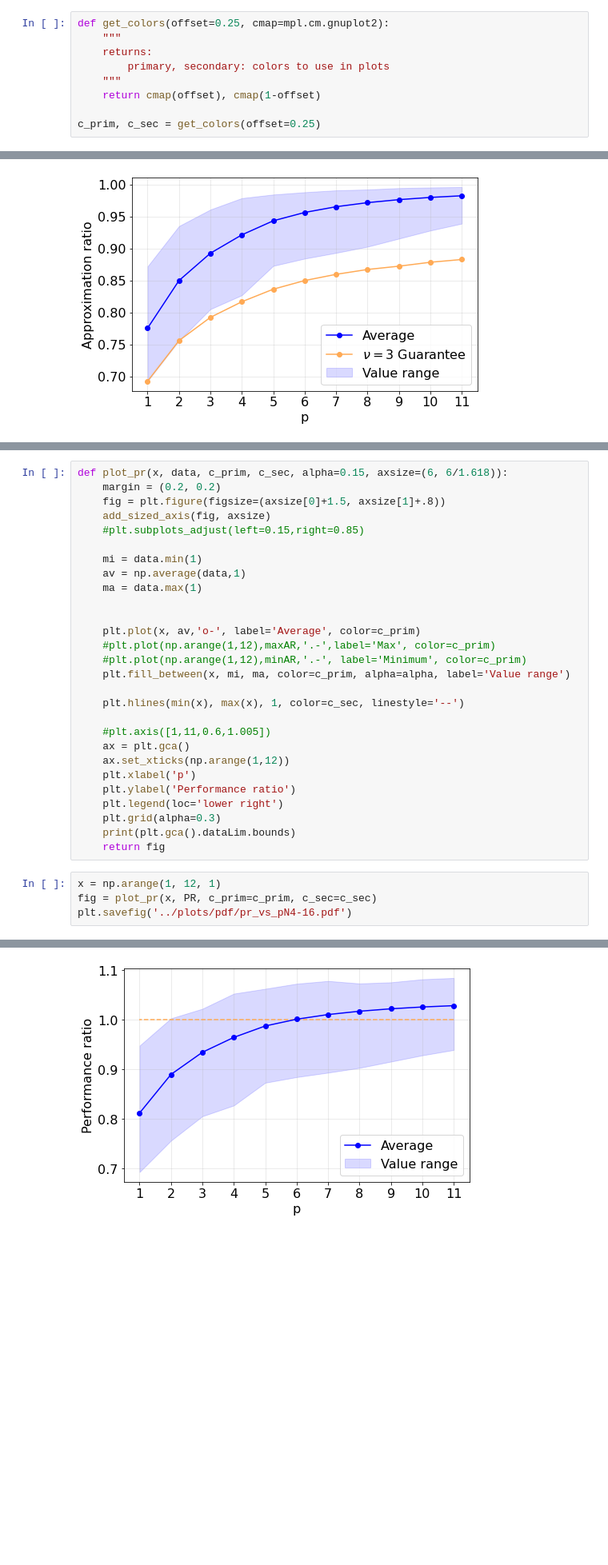
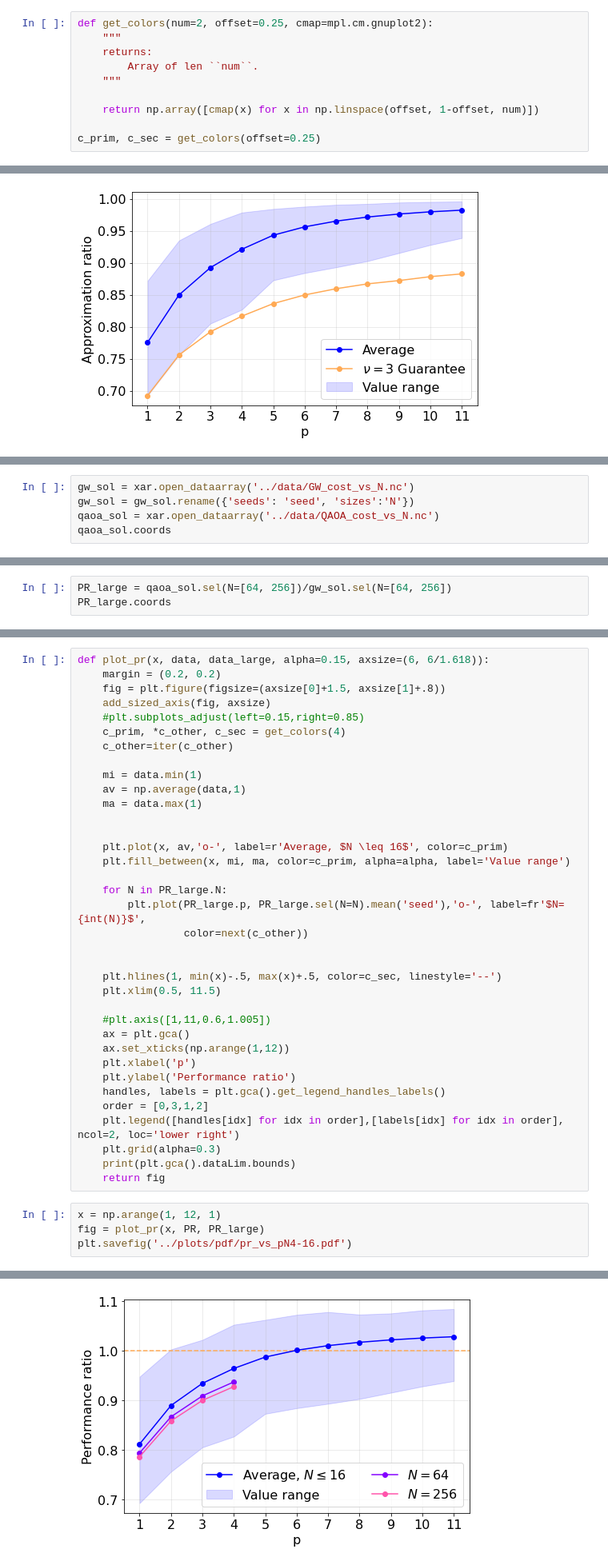
Before and after one commit to danlkv/fixed-angle-QAOA, a Jupyter notebook: plots/Heuristic plot AR vs p-N<16.ipynb, the cells around one changed output, grey strips where cells are left out. Shown at 80% size. Saved outputs shown, nothing was run; the diff lists cells and outputs as text; blank space fills up the shorter version.

```diff
--- a/plots/Heuristic plot AR vs p-N<16.ipynb
+++ b/plots/Heuristic plot AR vs p-N<16.ipynb
@@ -67,12 +67,13 @@ guarantees = get_guarantees(ps=range(1, 12), degree=3)
 # %% [markdown]
 ## Plot data
 # %%
-def get_colors(offset=0.25, cmap=mpl.cm.gnuplot2):
+def get_colors(num=2, offset=0.25, cmap=mpl.cm.gnuplot2):
     """
     returns:
-        primary, secondary: colors to use in plots
+        Array of len ``num``.
     """
-    return cmap(offset), cmap(1-offset)
+
+    return np.array([cmap(x) for x in np.linspace(offset, 1-offset, num)])
 
 c_prim, c_sec = get_colors(offset=0.25)
 # %%
@@ -124,0 +130,5 @@ plt.savefig('../plots/pdf/ar_vs_p_N4-16.pdf')
+# %%
+gw_sol = xar.open_dataarray('../data/GW_cost_vs_N.nc')
+gw_sol = gw_sol.rename({'seeds': 'seed', 'sizes':'N'})
+qaoa_sol = xar.open_dataarray('../data/QAOA_cost_vs_N.nc')
+qaoa_sol.coords
@@ -124,0 +146,3 @@ plt.savefig('../plots/pdf/ar_vs_p_N4-16.pdf')
+# %%
+PR_large = qaoa_sol.sel(N=[64, 256])/gw_sol.sel(N=[64, 256])
+PR_large.coords
@@ -125,33 +154,41 @@ plt.savefig('../plots/pdf/ar_vs_p_N4-16.pdf')
 # %%
-def plot_pr(x, data, c_prim, c_sec, alpha=0.15, axsize=(6, 6/1.618)):
+def plot_pr(x, data, data_large, alpha=0.15, axsize=(6, 6/1.618)):
     margin = (0.2, 0.2)
     fig = plt.figure(figsize=(axsize[0]+1.5, axsize[1]+.8))
     add_sized_axis(fig, axsize)
     #plt.subplots_adjust(left=0.15,right=0.85)
+    c_prim, *c_other, c_sec = get_colors(4)
+    c_other=iter(c_other)
 
     mi = data.min(1)
     av = np.average(data,1)
     ma = data.max(1)
 
 
-    plt.plot(x, av,'o-', label='Average', color=c_prim)
-    #plt.plot(np.arange(1,12),maxAR,'.-',label='Max', color=c_prim)
-    #plt.plot(np.arange(1,12),minAR,'.-', label='Minimum', color=c_prim)
+    plt.plot(x, av,'o-', label=r'Average, $N \leq 16$', color=c_prim)
     plt.fill_between(x, mi, ma, color=c_prim, alpha=alpha, label='Value range')
 
-    plt.hlines(min(x), max(x), 1, color=c_sec, linestyle='--')
+    for N in PR_large.N:
+        plt.plot(PR_large.p, PR_large.sel(N=N).mean('seed'),'o-', label=fr'$N={int(N)}$',
+                 color=next(c_other))
+
+
+    plt.hlines(1, min(x)-.5, max(x)+.5, color=c_sec, linestyle='--')
+    plt.xlim(0.5, 11.5)
 
     #plt.axis([1,11,0.6,1.005])
     ax = plt.gca()
     ax.set_xticks(np.arange(1,12))
     plt.xlabel('p')
     plt.ylabel('Performance ratio')
-    plt.legend(loc='lower right')
+    handles, labels = plt.gca().get_legend_handles_labels()
+    order = [0,3,1,2]
+    plt.legend([handles[idx] for idx in order],[labels[idx] for idx in order], ncol=2, loc='lower right')
     plt.grid(alpha=0.3)
     print(plt.gca().dataLim.bounds)
     return fig
 # %%
 x = np.arange(1, 12, 1)
-fig = plot_pr(x, PR, c_prim=c_prim, c_sec=c_sec)
+fig = plot_pr(x, PR, PR_large)
 plt.savefig('../plots/pdf/pr_vs_pN4-16.pdf')
 # %% [output]
@@ -159 +196 @@ plt.savefig('../plots/pdf/pr_vs_pN4-16.pdf')
-[figure, old version]
+[figure, new version]
```
Also changed, not shown: parts of 7 cells of this notebook, 5 other files.
